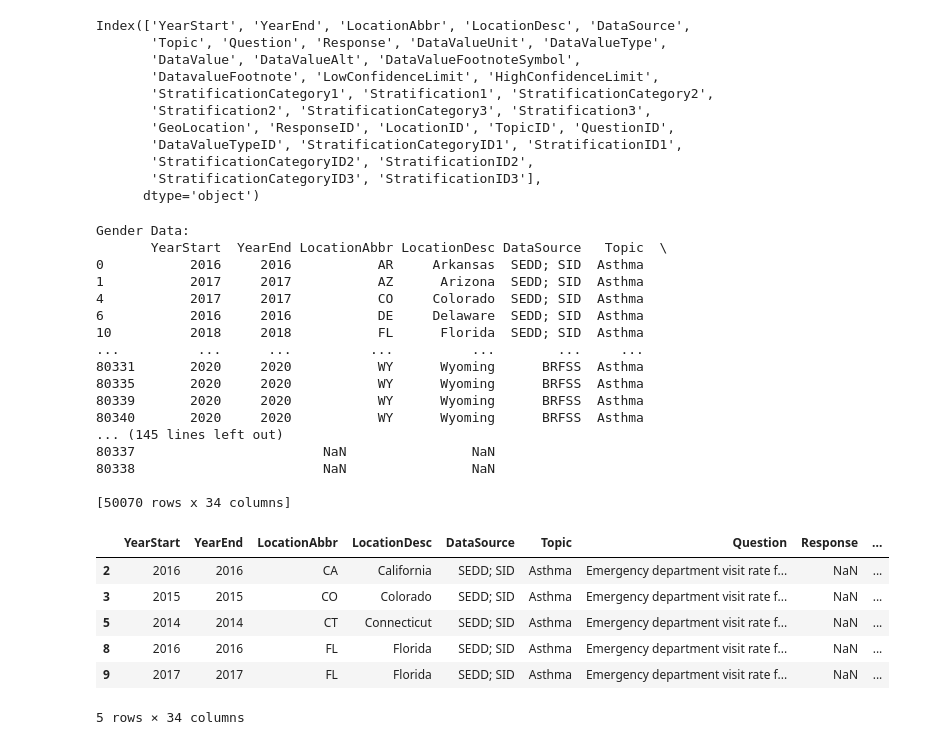
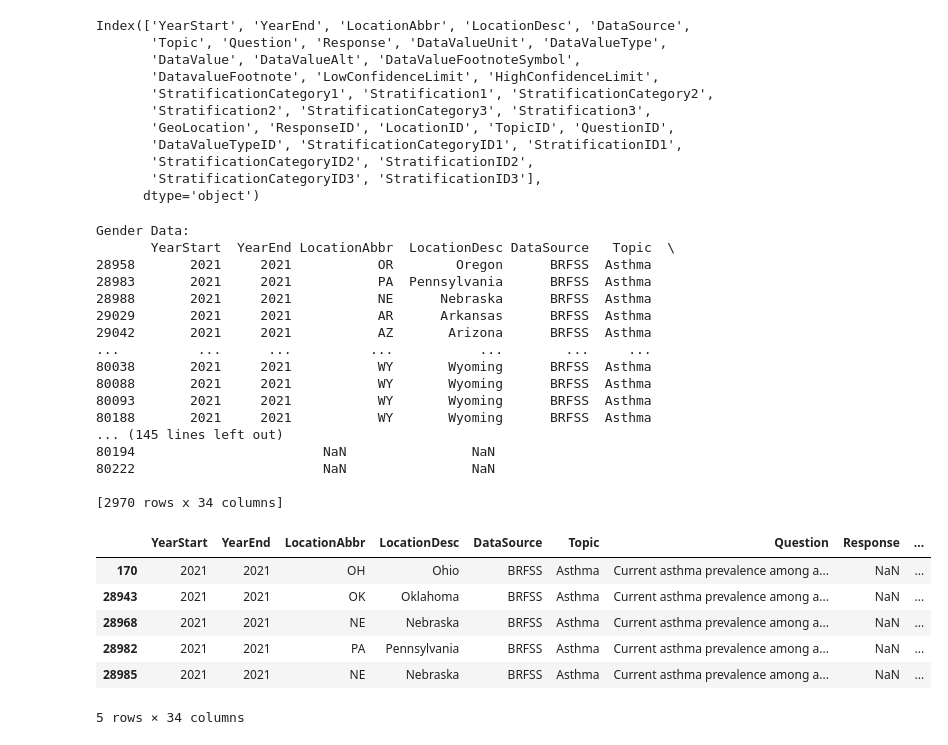
Before and after one commit to icook1/project_3, a Jupyter notebook: Data.ipynb, the cells around one changed output. Drawn from its saved outputs; the diff is of its cells as text; code cells hidden in the pictures.

```diff
--- a/Data.ipynb
+++ b/Data.ipynb
@@ -48,45 +48,47 @@ Index(['YearStart', 'YearEnd', 'LocationAbbr', 'LocationDesc', 'DataSource',
        'StratificationCategoryID2', 'StratificationID2',
        'StratificationCategoryID3', 'StratificationID3'],
       dtype='object')
+# %%
+data_2021 = asthma_df[(asthma_df['YearStart'] == 2021)]
 # %%
 #Extract only the rows where 'StratificationCategory1' is 'Gender'
-gender_data = asthma_df[asthma_df['StratificationCategory1'] == 'Gender']
+gender_data = data_2021[data_2021['StratificationCategory1'] == 'Gender']
 # Display the extracted gender data
 print("\nGender Data:")
 print(gender_data)
 # Extract only the rows where 'StratificationCategory1' is 'Race/Ethnicity'
-ethnicity_data = asthma_df[asthma_df['StratificationCategory1'] == 'Race/Ethnicity']
+ethnicity_data = data_2021[data_2021['StratificationCategory1'] == 'Race/Ethnicity']
 # Display the extracted ethnicity data
 print("\nRace/Ethnicity Data:")
 print(ethnicity_data)
 
 gender_data.head()
 
 ethnicity_data.head()
 # %% [output]
 Gender Data:
-       YearStart  YearEnd LocationAbbr LocationDesc DataSource   Topic  \
-0           2016     2016           AR     Arkansas  SEDD; SID  Asthma
-1           2017     2017           AZ      Arizona  SEDD; SID  Asthma
-4           2017     2017           CO     Colorado  SEDD; SID  Asthma
-6           2016     2016           DE     Delaware  SEDD; SID  Asthma
-10          2018     2018           FL      Florida  SEDD; SID  Asthma
-...          ...      ...          ...          ...        ...     ...
-80331       2020     2020           WY      Wyoming      BRFSS  Asthma
-80335       2020     2020           WY      Wyoming      BRFSS  Asthma
-80339       2020     2020           WY      Wyoming      BRFSS  Asthma
-80340       2020     2020           WY      Wyoming      BRFSS  Asthma
+       YearStart  YearEnd LocationAbbr  LocationDesc DataSource   Topic  \
+28958       2021     2021           OR        Oregon      BRFSS  Asthma
+28983       2021     2021           PA  Pennsylvania      BRFSS  Asthma
+28988       2021     2021           NE      Nebraska      BRFSS  Asthma
+29029       2021     2021           AR      Arkansas      BRFSS  Asthma
+29042       2021     2021           AZ       Arizona      BRFSS  Asthma
+...          ...      ...          ...           ...        ...     ...
+80038       2021     2021           WY       Wyoming      BRFSS  Asthma
+80088       2021     2021           WY       Wyoming      BRFSS  Asthma
+80093       2021     2021           WY       Wyoming      BRFSS  Asthma
+80188       2021     2021           WY       Wyoming      BRFSS  Asthma
 ... (145 lines left out)
-80337                        NaN                NaN
-80338                        NaN                NaN
+80194                        NaN                NaN
+80222                        NaN                NaN
 
-[50070 rows x 34 columns]
+[2970 rows x 34 columns]
 |  | YearStart | YearEnd | LocationAbbr | LocationDesc | DataSource | Topic | Question | Response | ... |
-| 2 | 2016 | 2016 | CA | California | SEDD; SID | Asthma | Emergency department visit rate f... | NaN | ... |
-| 3 | 2015 | 2015 | CO | Colorado | SEDD; SID | Asthma | Emergency department visit rate f... | NaN | ... |
-| 5 | 2014 | 2014 | CT | Connecticut | SEDD; SID | Asthma | Emergency department visit rate f... | NaN | ... |
-| 8 | 2016 | 2016 | FL | Florida | SEDD; SID | Asthma | Emergency department visit rate f... | NaN | ... |
-| 9 | 2017 | 2017 | FL | Florida | SEDD; SID | Asthma | Emergency department visit rate f... | NaN | ... |
+| 170 | 2021 | 2021 | OH | Ohio | BRFSS | Asthma | Current asthma prevalence among a... | NaN | ... |
+| 28943 | 2021 | 2021 | OK | Oklahoma | BRFSS | Asthma | Current asthma prevalence among a... | NaN | ... |
+| 28968 | 2021 | 2021 | NE | Nebraska | BRFSS | Asthma | Current asthma prevalence among a... | NaN | ... |
+| 28982 | 2021 | 2021 | PA | Pennsylvania | BRFSS | Asthma | Current asthma prevalence among a... | NaN | ... |
+| 28985 | 2021 | 2021 | NE | Nebraska | BRFSS | Asthma | Current asthma prevalence among a... | NaN | ... |
 5 rows × 34 columns
 # %%
 asthma_gender_df = pd.DataFrame(gender_data)
```
Also changed, not shown: parts of 6 cells of this notebook, 3 other files.
